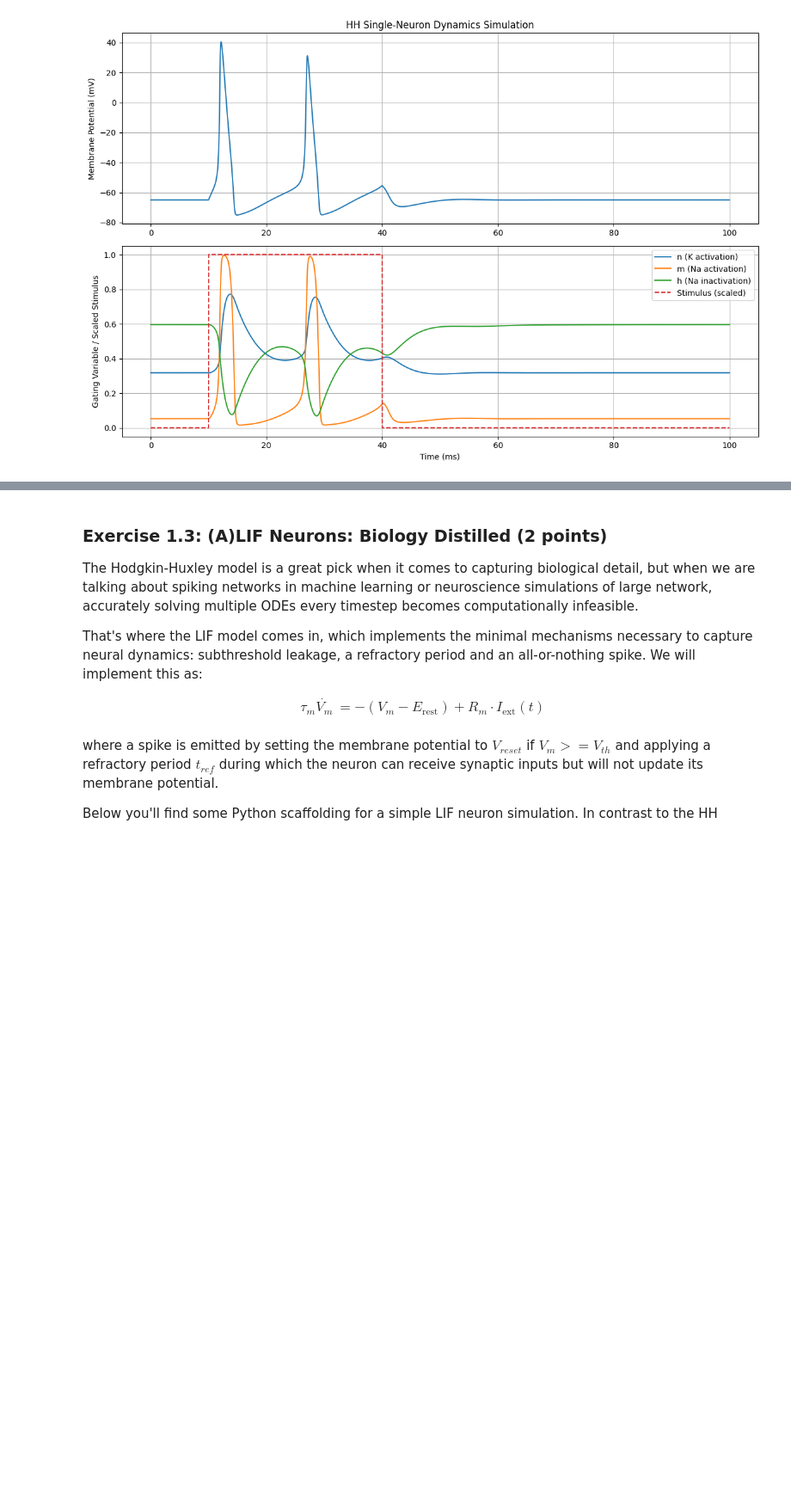
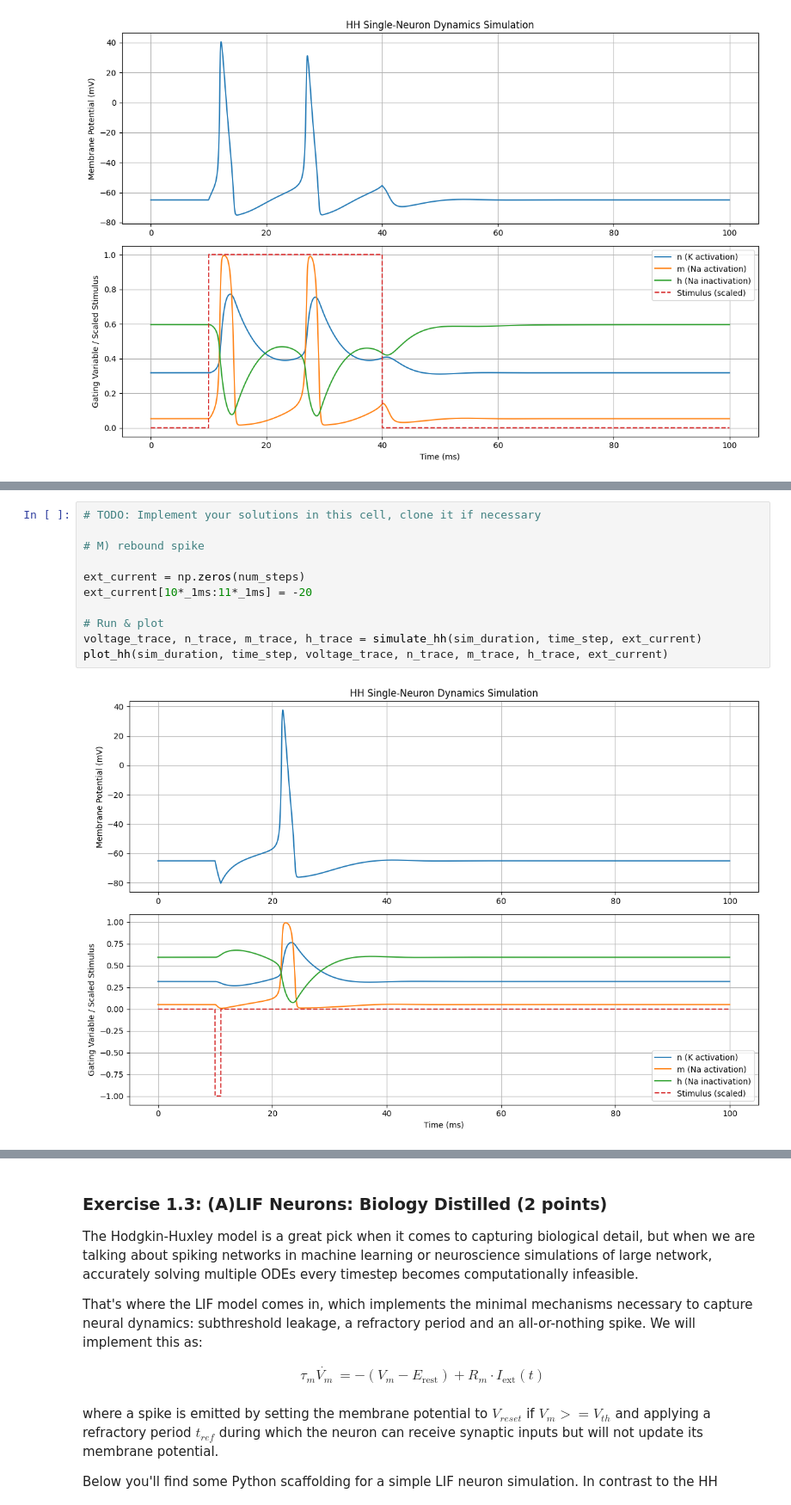
Before and after one commit to mustafaerdikararmaz/BICE, a Jupyter notebook: bice_ex_week5.ipynb, the cells around one changed output, grey strips where cells are left out. Shown at 86% size. Saved outputs shown, nothing was run; the diff lists cells and outputs as text; blank space fills up the shorter version.

```diff
--- a/bice_ex_week5.ipynb
+++ b/bice_ex_week5.ipynb
@@ -271,0 +293,13 @@ plot_hh(sim_duration, time_step, voltage_trace, n_trace, m_trace, h_trace, ext_c
+# %%
+# TODO: Implement your solutions in this cell, clone it if necessary
+
+# M) rebound spike
+
+ext_current = np.zeros(num_steps)
+ext_current[10*_1ms:11*_1ms] = -20
+
+# Run & plot
+voltage_trace, n_trace, m_trace, h_trace = simulate_hh(sim_duration, time_step, ext_current)
+plot_hh(sim_duration, time_step, voltage_trace, n_trace, m_trace, h_trace, ext_current)
+# %% [output]
+[figure, added]
```
Also changed, not shown: parts of 6 cells of this notebook.
